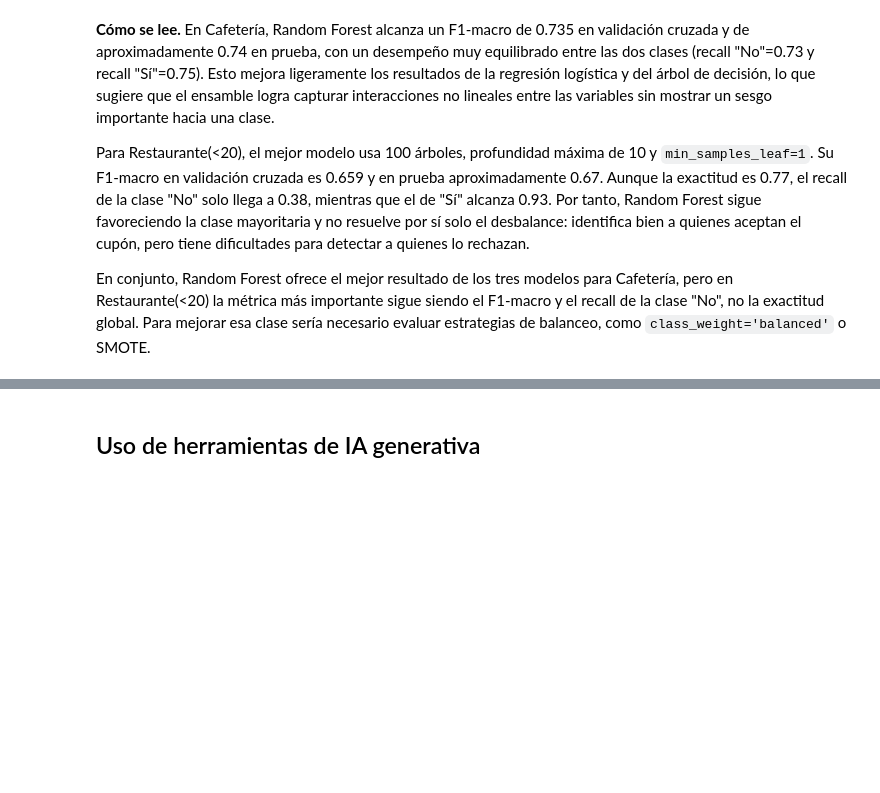
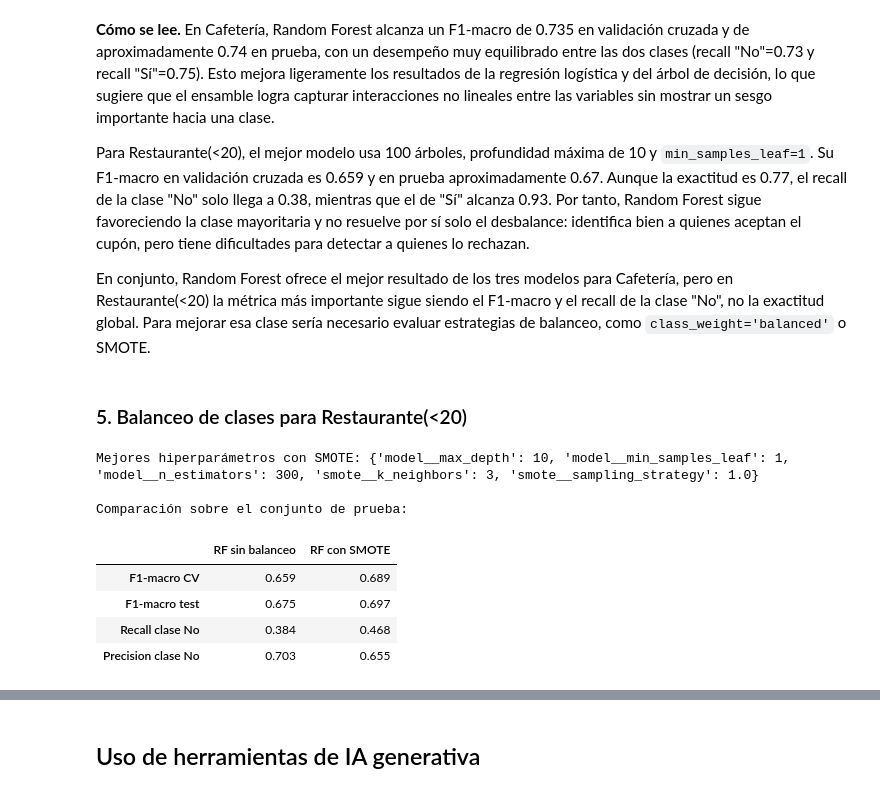
Before and after one commit to juancamilop06/MaterialDeClase-ISIS-2611, a Jupyter notebook: 202620/Laboratorios/L3/Laboratorio_3.ipynb, the cells around one changed output, grey strips where cells are left out. Saved outputs shown, nothing was run; the diff lists cells and outputs as text; code cells hidden in the pictures; blank space fills up the shorter version.

```diff
--- a/202620/Laboratorios/L3/Laboratorio_3.ipynb
+++ b/202620/Laboratorios/L3/Laboratorio_3.ipynb
@@ -521,3 +521,82 @@ weighted avg       0.76      0.77      0.75       693
 Para Restaurante(<20), el mejor modelo usa 100 árboles, profundidad máxima de 10 y `min_samples_leaf=1`. Su F1-macro en validación cruzada es 0.659 y en prueba aproximadamente 0.67. Aunque la exactitud es 0.77, el recall de la clase "No" solo llega a 0.38, mientras que el de "Sí" alcanza 0.93. Por tanto, Random Forest sigue favoreciendo la clase mayoritaria y no resuelve por sí solo el desbalance: identifica bien a quienes aceptan el cupón, pero tiene dificultades para detectar a quienes lo rechazan.
 
 En conjunto, Random Forest ofrece el mejor resultado de los tres modelos para Cafetería, pero en Restaurante(<20) la métrica más importante sigue siendo el F1-macro y el recall de la clase "No", no la exactitud global. Para mejorar esa clase sería necesario evaluar estrategias de balanceo, como `class_weight='balanced'` o SMOTE.
+# %% [markdown]
+### 5. Balanceo de clases para Restaurante(<20)
+# %%
+# SMOTE se incluye dentro del pipeline para aplicarlo únicamente en cada pliegue de entrenamiento.
+pipeline_rf_smote = ImbPipeline([
+    ('preprocessor', construir_preprocesador(escalar=False)),
+    ('smote', SMOTE(random_state=RANDOM_STATE)),
+    ('model', RandomForestClassifier(random_state=RANDOM_STATE)),
+])
+
+param_grid_rf_smote = {
+    'smote__sampling_strategy': [0.5, 1.0],
+    'smote__k_neighbors': [3, 5],
+    **param_grid_rf,
+}
+
+grid_rf_res_smote = GridSearchCV(
+    estimator=pipeline_rf_smote,
+    param_grid=param_grid_rf_smote,
+    cv=CV,
+    scoring='f1_macro',
+    n_jobs=-1,
+)
+grid_rf_res_smote.fit(X_train_res, y_train_res)
+
+pred_rf_res_smote = grid_rf_res_smote.predict(X_test_res)
+reporte_rf_res_smote = classification_report(
+    y_test_res, pred_rf_res_smote, output_dict=True, zero_division=0
+)
+
+reporte_rf_res_sin_balanceo = classification_report(
+    y_test_res, pred_rf_res, output_dict=True, zero_division=0
+)
+
+comparacion_balanceo = pd.DataFrame({
+    'RF sin balanceo': {
+        'F1-macro CV': grid_rf_res.best_score_,
+        'F1-macro test': reporte_rf_res_sin_balanceo['macro avg']['f1-score'],
+        'Recall clase No': reporte_rf_res_sin_balanceo['No']['recall'],
+        'Precision clase No': reporte_rf_res_sin_balanceo['No']['precision'],
+    },
+    'RF con SMOTE': {
+        'F1-macro CV': grid_rf_res_smote.best_score_,
+        'F1-macro test': reporte_rf_res_smote['macro avg']['f1-score'],
+        'Recall clase No': reporte_rf_res_smote['No']['recall'],
+        'Precision clase No': reporte_rf_res_smote['No']['precision'],
+    },
+}).round(3)
+
+print('Mejores hiperparámetros con SMOTE:', grid_rf_res_smote.best_params_)
+print('\nComparación sobre el conjunto de prueba:')
+display(comparacion_balanceo)
+print('\nReporte detallado - Random Forest con SMOTE:')
+print(classification_report(y_test_res, pred_rf_res_smote, zero_division=0))
+
+f1_sin_balanceo = reporte_rf_res_sin_balanceo['macro avg']['f1-score']
+f1_con_smote = reporte_rf_res_smote['macro avg']['f1-score']
+recall_no_sin_balanceo = reporte_rf_res_sin_balanceo['No']['recall']
+recall_no_con_smote = reporte_rf_res_smote['No']['recall']
+
+if f1_con_smote >= f1_sin_balanceo and recall_no_con_smote > recall_no_sin_balanceo:
+    recomendacion_balanceo = 'Se recomienda SMOTE: mejora el F1-macro y el recall de la clase No.'
+elif recall_no_con_smote > recall_no_sin_balanceo:
+    recomendacion_balanceo = ('SMOTE mejora el recall de la clase No, pero reduce el F1-macro; '
+                              'su uso depende del costo de no detectar rechazos.')
+else:
+    recomendacion_balanceo = ('No se recomienda SMOTE con este modelo: no mejora el recall de la clase No '
+                              'y no ofrece una mejora global suficiente.')
+
+print('\nRecomendación:', recomendacion_balanceo)
+# %% [output]
+Mejores hiperparámetros con SMOTE: {'model__max_depth': 10, 'model__min_samples_leaf': 1, 'model__n_estimators': 300, 'smote__k_neighbors': 3, 'smote__sampling_strategy': 1.0}
+
+Comparación sobre el conjunto de prueba:
+|  | RF sin balanceo | RF con SMOTE |
+| F1-macro CV | 0.659 | 0.689 |
+| F1-macro test | 0.675 | 0.697 |
+| Recall clase No | 0.384 | 0.468 |
+| Precision clase No | 0.703 | 0.655 |
```
Also changed, not shown: parts of 5 cells of this notebook.
